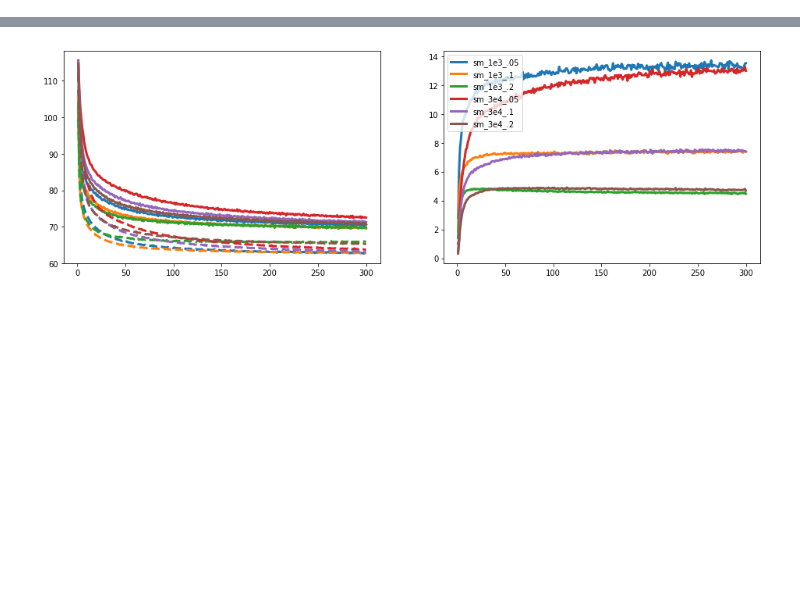
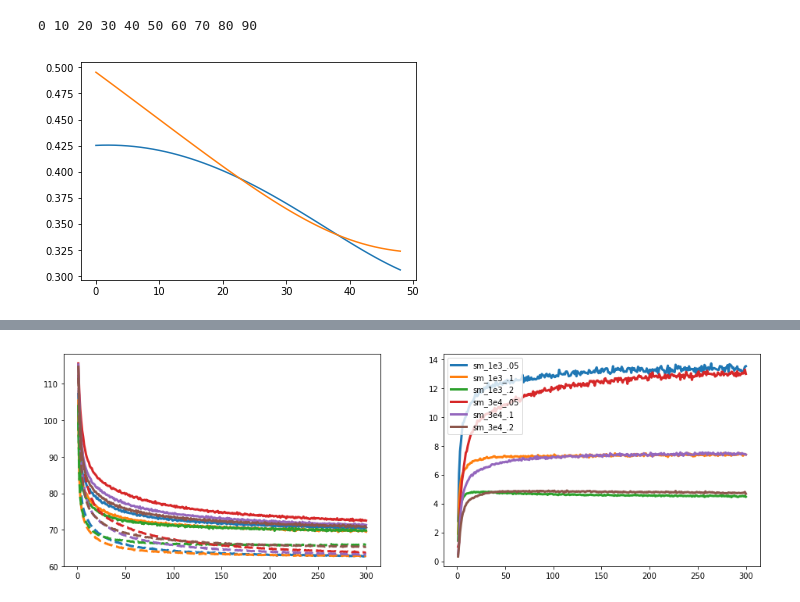
Before and after one commit to ethihsy/cc, a Jupyter notebook: plot.ipynb, the cells around one changed output, grey strips where cells are left out. Drawn from its saved outputs; the diff is of its cells as text; code cells hidden in the pictures; blank space fills up the shorter version.

```diff
--- a/plot.ipynb
+++ b/plot.ipynb
@@ -131,0 +198,44 @@ plt.show()
+# %%
+def sim2():
+    with tf.Graph().as_default():
+        n = 100000
+        u0, u1 = 1., 0.
+        u = tf.random_uniform([n])
+        p = tf.reshape(tf.lin_space(.01,.49,49),[-1,1])
+
+        sigma0, beta0 = tf.constant(.33), tf.constant(.33)
+        sigma = tf.Variable(tf.ones([49,1])*sigma0)
+        beta  = tf.Variable(tf.ones([49,1])*beta0)
+
+        s  = msg2(u,u0,u1, beta, p)
+        ss = msg2(u,u0,u1,beta0,.5)
+        d  = ((cdf((p-s)/sigma)-cdf((.5-ss)/sigma0))*s)**2
+
+        opt = tf.train.GradientDescentOptimizer(.01)
+        tr  = opt.minimize(tf.reduce_sum(tf.reduce_mean(d,1)))
+
+        with tf.Session() as sess:
+            sess.run(tf.global_variables_initializer())
+            sigma_rec = []
+            beta_rec  = []
+            loss_rec  = []
+            for i in xrange(100):
+                _, sigma_, beta_, d_, ss = sess.run([tr,sigma,beta,d, s])
+                sigma_rec.append(sigma_)
+                beta_rec.append(beta_)
+                loss_rec.append(d_)
+                if i%10==0:
+                    print i,
+            return sigma_rec, beta_rec, loss_rec
+
+f = sim2()
+# %% [output]
+0 10 20 30 40 50 60 70 80 90
+# %%
+# mse
+msef = f2
+plt.plot(f2[0][-1])
+plt.plot(f2[1][-1])
+plt.show()
+# %% [output]
+[figure, added]
```
Also changed, not shown: parts of 23 cells of this notebook.
